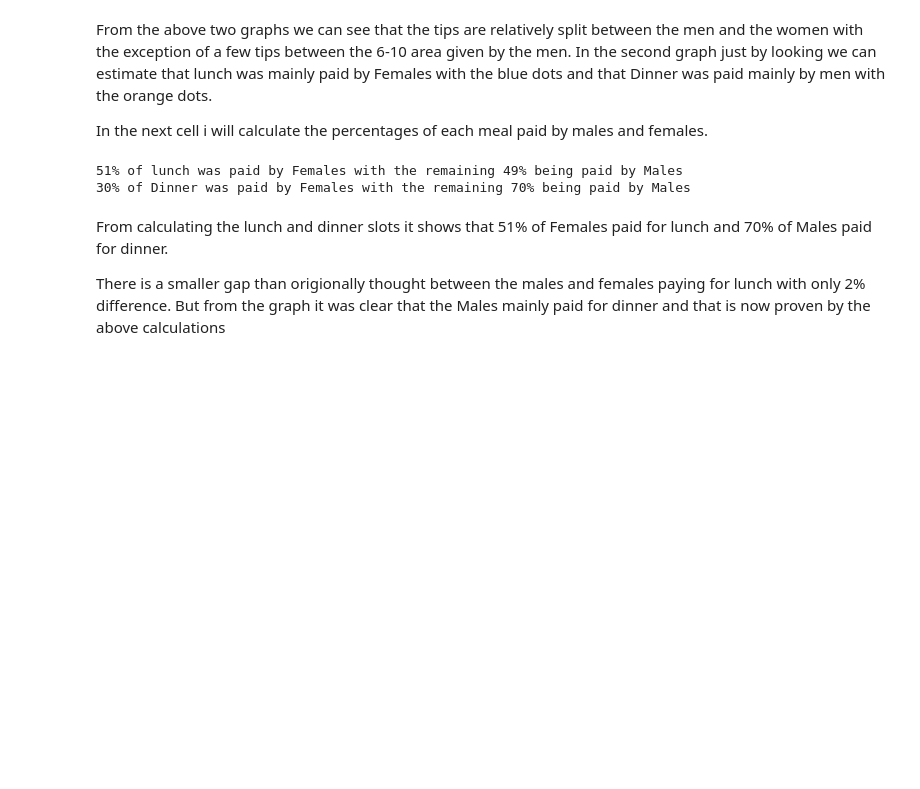
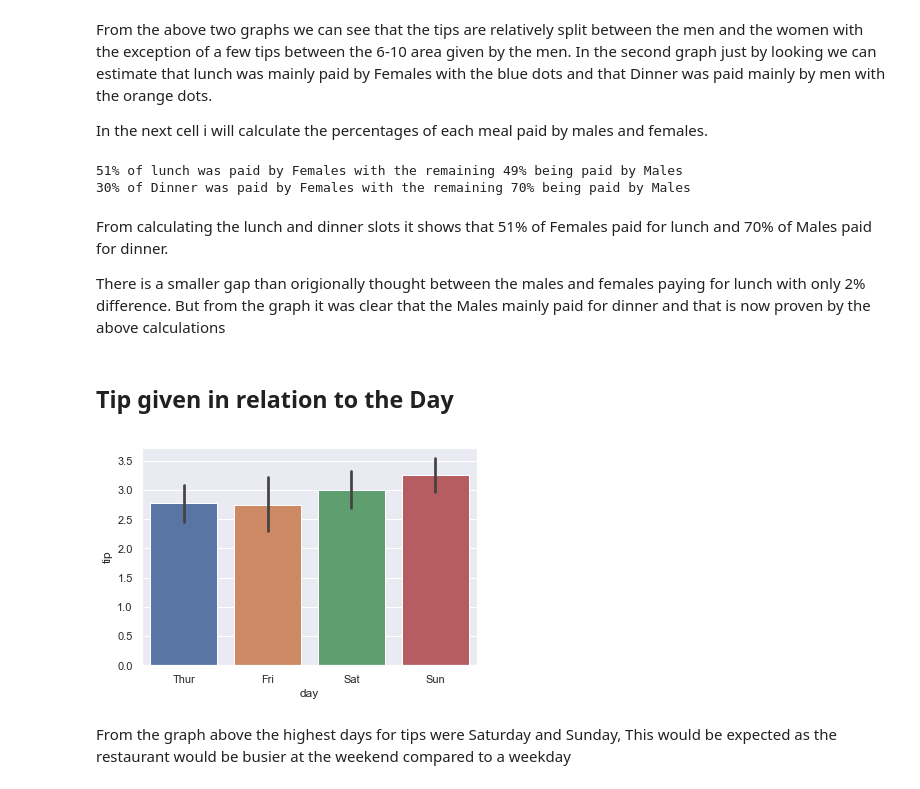
Before and after one commit to EoinStankard/DataAnalysisFundamentals_Assignment, a Jupyter notebook: TipsDataset_Assignment.ipynb, the cells around one changed output. Saved outputs shown, nothing was run; the diff lists cells and outputs as text; code cells hidden in the pictures; blank space fills up the shorter version.

Commit message:
Comparison between tip given on a certain day

```diff
--- a/TipsDataset_Assignment.ipynb
+++ b/TipsDataset_Assignment.ipynb
@@ -138,3 +138,11 @@ with open("tips.csv",'r') as df:
 From calculating the lunch and dinner slots it shows that 51% of Females paid for lunch and 70% of Males paid for dinner.
 
 There is a smaller gap than origionally thought between the males and females paying for lunch with only 2% difference. But from the graph it was clear that the Males mainly paid for dinner and that is now proven by the above calculations
+# %% [markdown]
+## Tip given in relation to the Day
+# %%
+sns.barplot(x="day", y="tip", data=tips);
+# %% [output]
+[figure, added]
+# %% [markdown]
+From the graph above the highest days for tips were Saturday and Sunday, This would be expected as the restaurant would be busier at the weekend compared to a weekday
```
Also changed, not shown: parts of 4 cells of this notebook.
